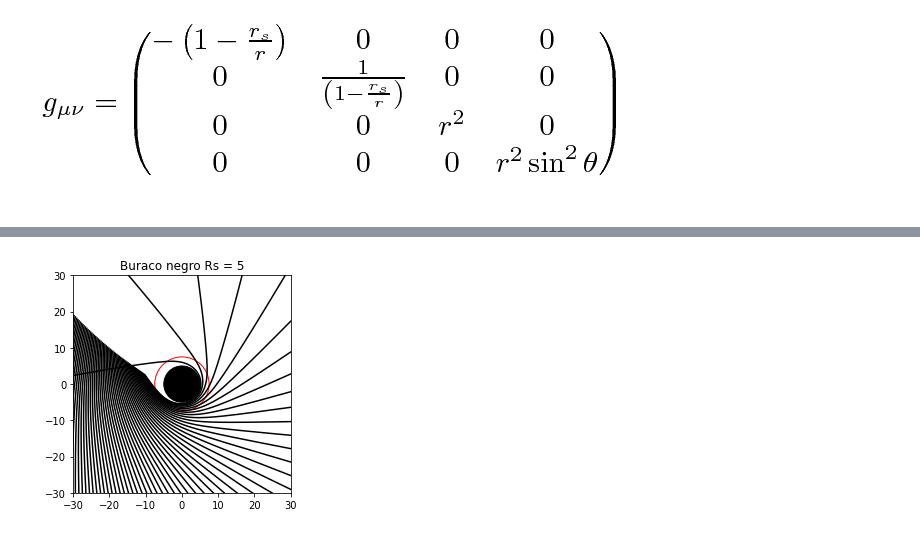
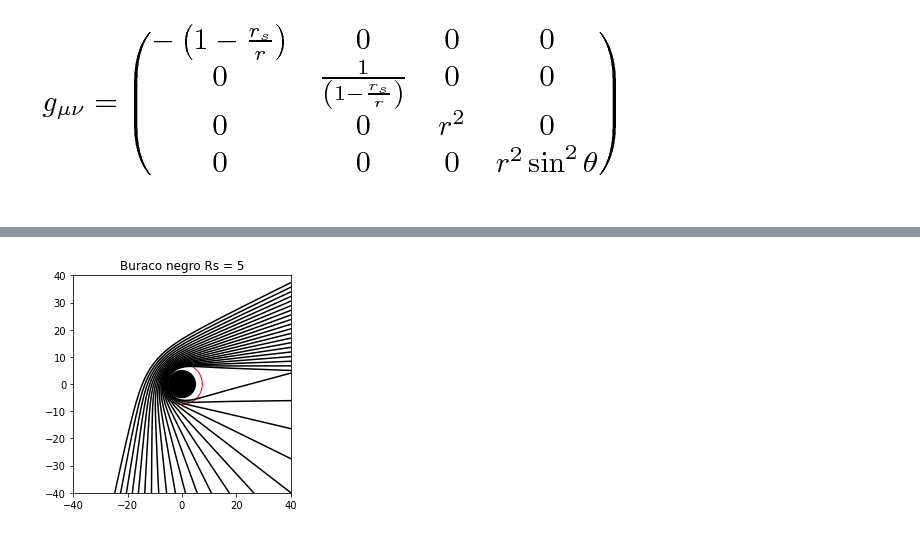
Before and after one commit to andrefcmoraes/RelatividadeGeral, a Jupyter notebook: Schwarzschild_Metric_Black_Hole.ipynb, the cells around one changed output, grey strips where cells are left out. Saved outputs shown, nothing was run; the diff lists cells and outputs as text; code cells hidden in the pictures.

```diff
--- a/Schwarzschild_Metric_Black_Hole.ipynb
+++ b/Schwarzschild_Metric_Black_Hole.ipynb
@@ -13,6 +14,6 @@ from scipy.integrate import odeint
 # %%
 Rs = 5
-x0 = -9.2
+x0 = 40
 radious = 1.5*Rs
 def function(x,tau):
   return [-(Rs/(Rs*x[3]-x[3]**2))*x[0]*x[2],
@@ -21,24 +22,25 @@ def function(x,tau):
           x[2],
           -(2/x[3])*x[2]*x[4],
           x[4]]
-tau = np.linspace(0,100,10**6)
+tau = np.linspace(0,150,10**6)
 ################################################################################
 Z = []
+F = []
+NX = []
+NY = []
+PN = int(20)
 def f(b):
-  ci = [1/np.sqrt(1-Rs/np.sqrt(x0**2+b**2)), 0, x0/np.sqrt(x0**2+b), np.sqrt(x0**2+b**2), 0.08, np.arccos(x0/np.sqrt(x0**2+b))]
+  ci = [1/np.sqrt(1-Rs/np.sqrt(x0**2+b**2)), 0, -x0/np.sqrt(x0**2+b**2), np.sqrt(x0**2+b**2), 0.004, np.arccos(x0/np.sqrt(x0**2+b**2))]
   X = odeint(function, ci, tau)
   return Z.append(X)
-F = []
 
-NX = []
-NY = []
-for i in range(100):
-  f(0.5*i+5)
+for i in range(PN):
+  f(1.7*i+5)
   NX.append(Z[i][:,3]*np.cos(Z[i][:,5]))
   NY.append(Z[i][:,3]*np.sin(Z[i][:,5]))
 
 figure, axes = plt.subplots()
-for n in range(100):
+for n in range(PN):
   plt.plot(NX[n],NY[n], color = 'black')
 draw_circle = plt.Circle((0, 0), Rs, color='black')
 axes.set_aspect(1)
@@ -46,8 +48,10 @@ draw_circle2 = plt.Circle((0,0), 1.5*Rs,fill=False,ec="red")
 axes.set_aspect(1)
 axes.add_artist(draw_circle2)
 axes.add_artist(draw_circle)
-plt.ylim((-30,30))
-plt.xlim((-30,30))
+plt.ylim((-40,40))
+plt.xlim((-40,40))
 plt.title('Buraco negro Rs = 5')
+plt.savefig('grafico.pdf')
+files.download("grafico.pdf")
 plt.show()
 # %% [output]
@@ -54 +60 @@ plt.show()
-[figure, old version]
+[figure, new version]
```
Also changed, not shown: parts of 6 cells of this notebook.
